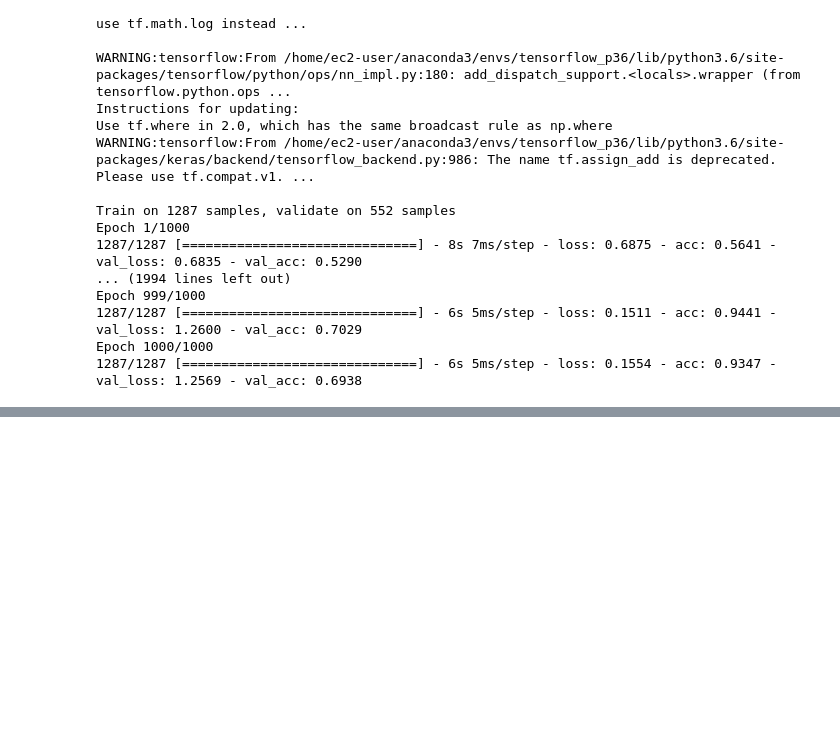
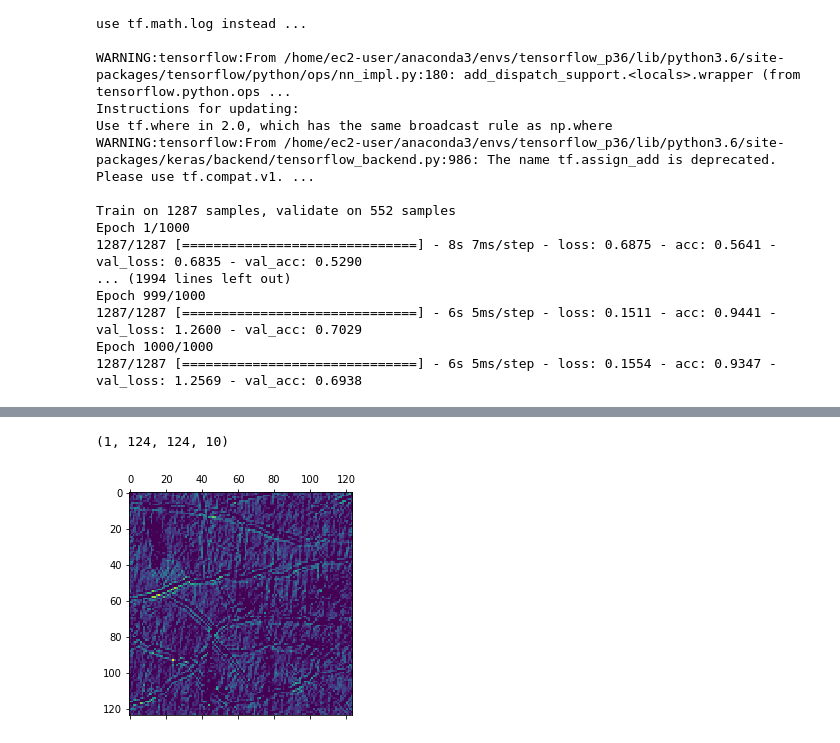
Before and after one commit to seoho926/art-forgery-craquelure, a Jupyter notebook: notebooks/modeling_color.ipynb, the cells around one changed output, grey strips where cells are left out. Saved outputs shown, nothing was run; the diff lists cells and outputs as text; code cells hidden in the pictures; blank space fills up the shorter version.

```diff
--- a/notebooks/modeling_color.ipynb
+++ b/notebooks/modeling_color.ipynb
@@ -249,0 +316,5 @@ model2.save('../models/color_model_1.h5')
+# %%
+from keras.models import load_model
+
+color_model_1 = load_model('../models/color_model_1.h5')
+color_model_1.evaluate(x=train_images, y=train_y)
@@ -249,0 +380,19 @@ model2.save('../models/color_model_1.h5')
+# %%
+# Extract model layer outputs
+layer_outputs = [layer.output for layer in color_model_1.layers[:6]]
+
+# Rather then a model with a single output, we are going to make a model to display the feature maps
+activation_model = models.Model(inputs=color_model_1.input, outputs=layer_outputs)
+# %%
+# Returns an array for each activation layer
+activations = activation_model.predict(img_tensor)
+
+first_layer_activation = activations[0]
+print(first_layer_activation.shape)
+
+# We slice the third channel and preview the results
+plt.matshow(first_layer_activation[0, :, :, 3], cmap='viridis')
+plt.show()
+# %% [output]
+(1, 124, 124, 10)
+[figure, added]
```
Also changed, not shown: parts of 16 cells of this notebook, 4 other files.
